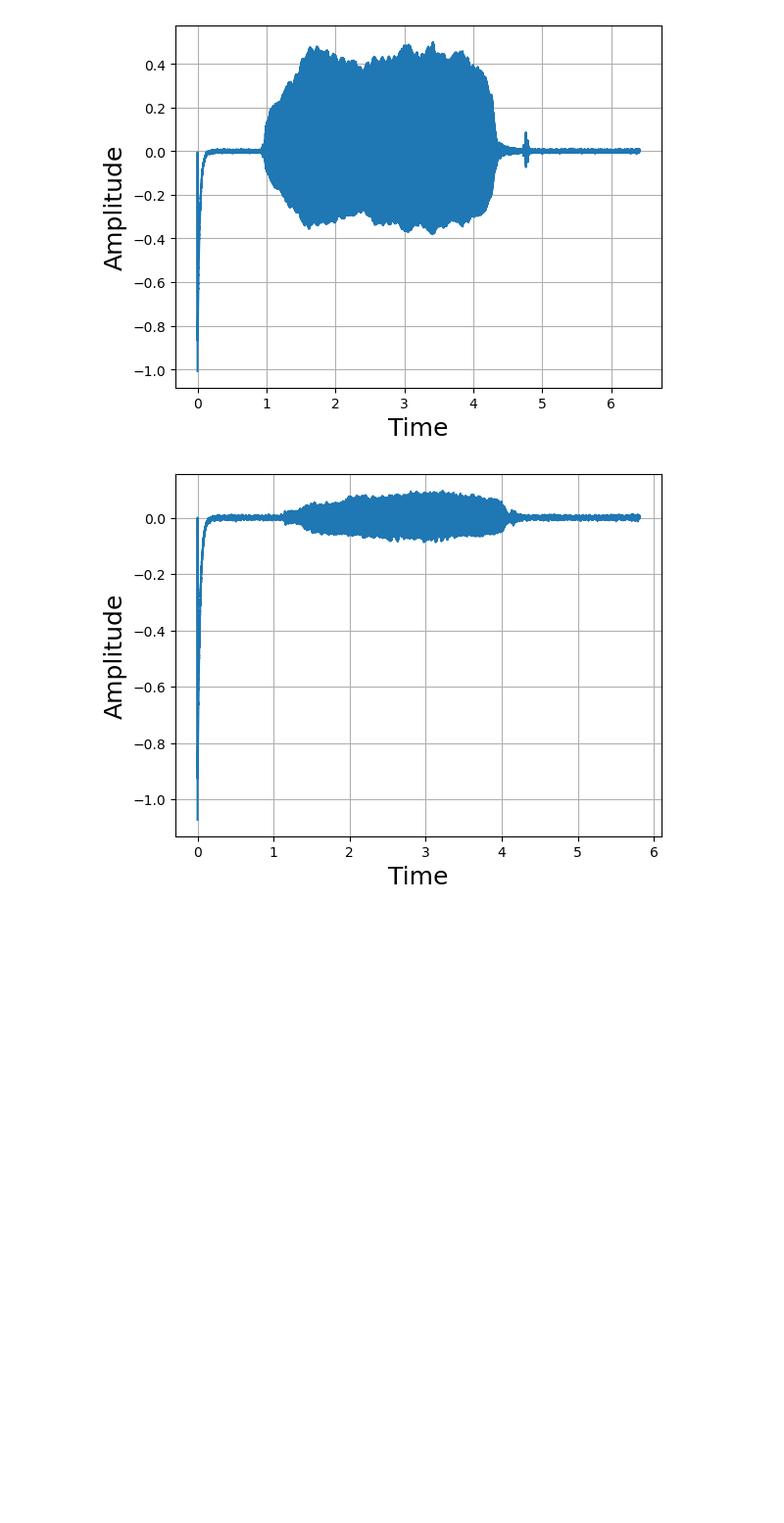
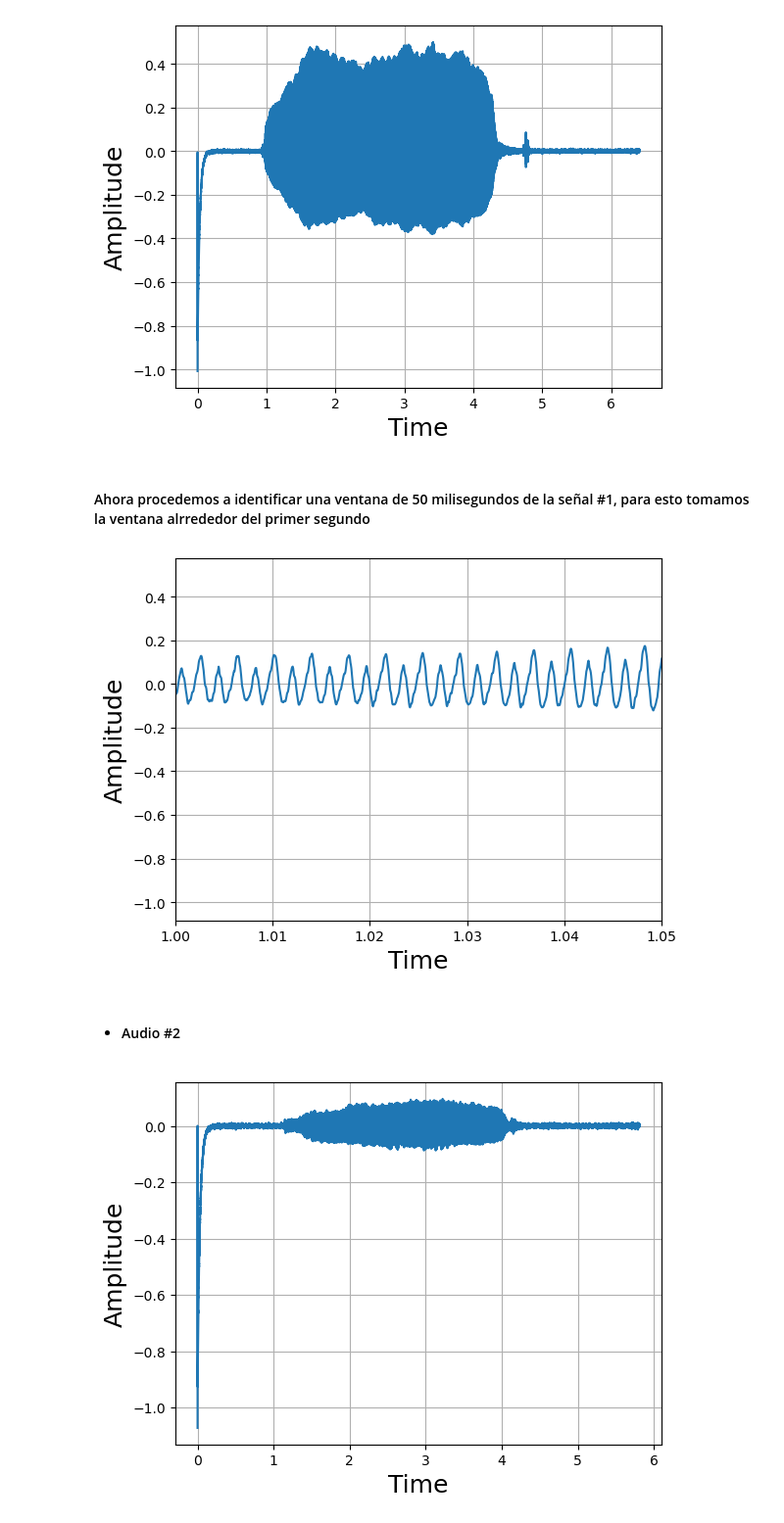
Before and after one commit to Camilocastellanos1002/Senales-III, a Jupyter notebook: Laboratorio/Laboratorio 1/Lab1_TDSIII_ChaparroCastellanos_JuanCamilo.ipynb, the cells around one changed output. Shown at 98% size. Drawn from its saved outputs; the diff is of its cells as text; code cells hidden in the pictures; blank space fills up the shorter version.

```diff
--- a/Laboratorio/Laboratorio 1/Lab1_TDSIII_ChaparroCastellanos_JuanCamilo.ipynb
+++ b/Laboratorio/Laboratorio 1/Lab1_TDSIII_ChaparroCastellanos_JuanCamilo.ipynb
@@ -98,6 +103,19 @@ plt.grid()
 plt.show() # Mostrar la grafica
 # %% [output]
 [figure]
+# %% [markdown]
+#### Ahora procedemos a identificar una ventana de 50 milisegundos de la señal #1, para esto tomamos la ventana alrrededor del primer segundo
+# %%
+plt.plot(t1,x1)
+plt.xlim(1,1.05)
+plt.xlabel('Time',fontsize=18) # Etiqueta eje X
+plt.ylabel('Amplitude',fontsize=18) # Etiqueta eje Y
+plt.grid()
+plt.show() # Mostrar la grafica
+# %% [output]
+[figure, added]
+# %% [markdown]
+* #### Audio #2
 # %%
 plt.plot(t2,x2) # Dibujar la grafica
 # Los siguientes dos comandos dibujan las etiquetas de los ejes
```
Also changed, not shown: parts of 18 cells of this notebook.
